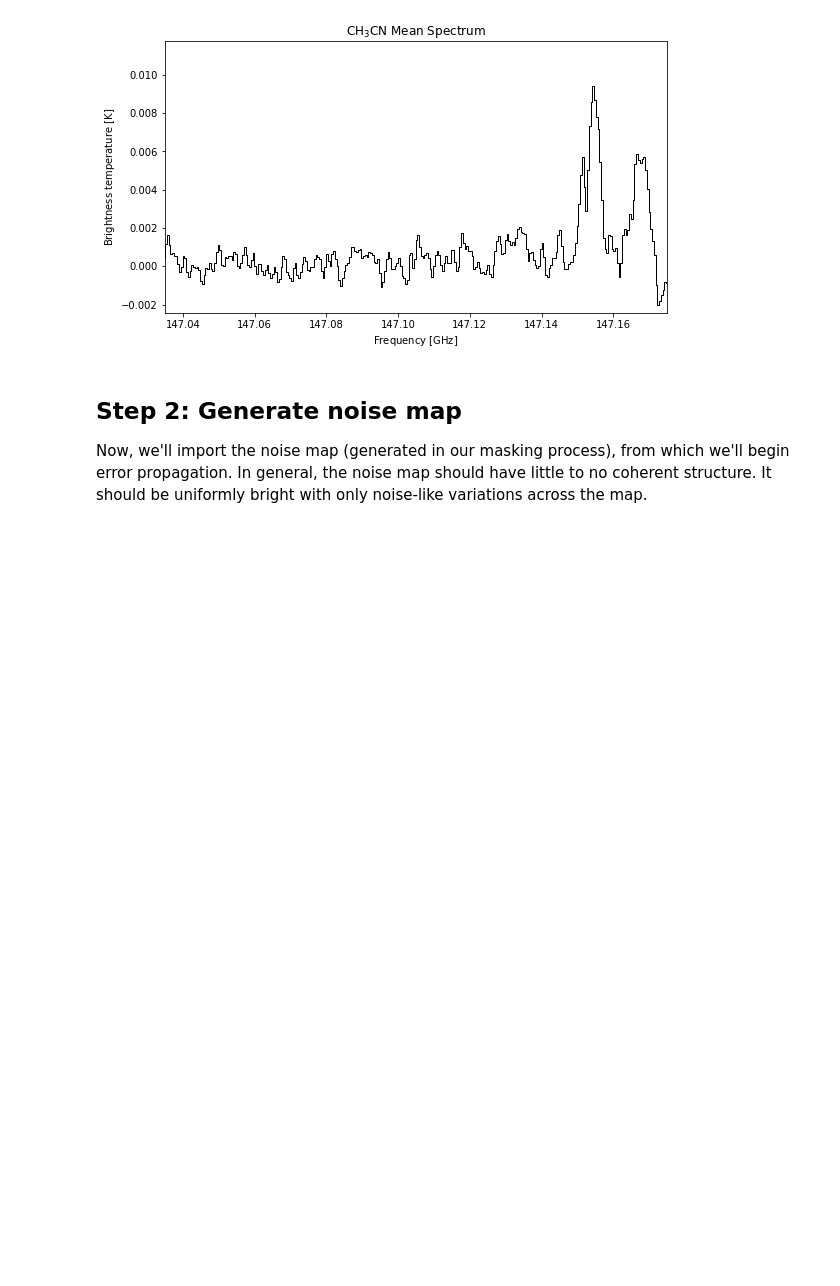
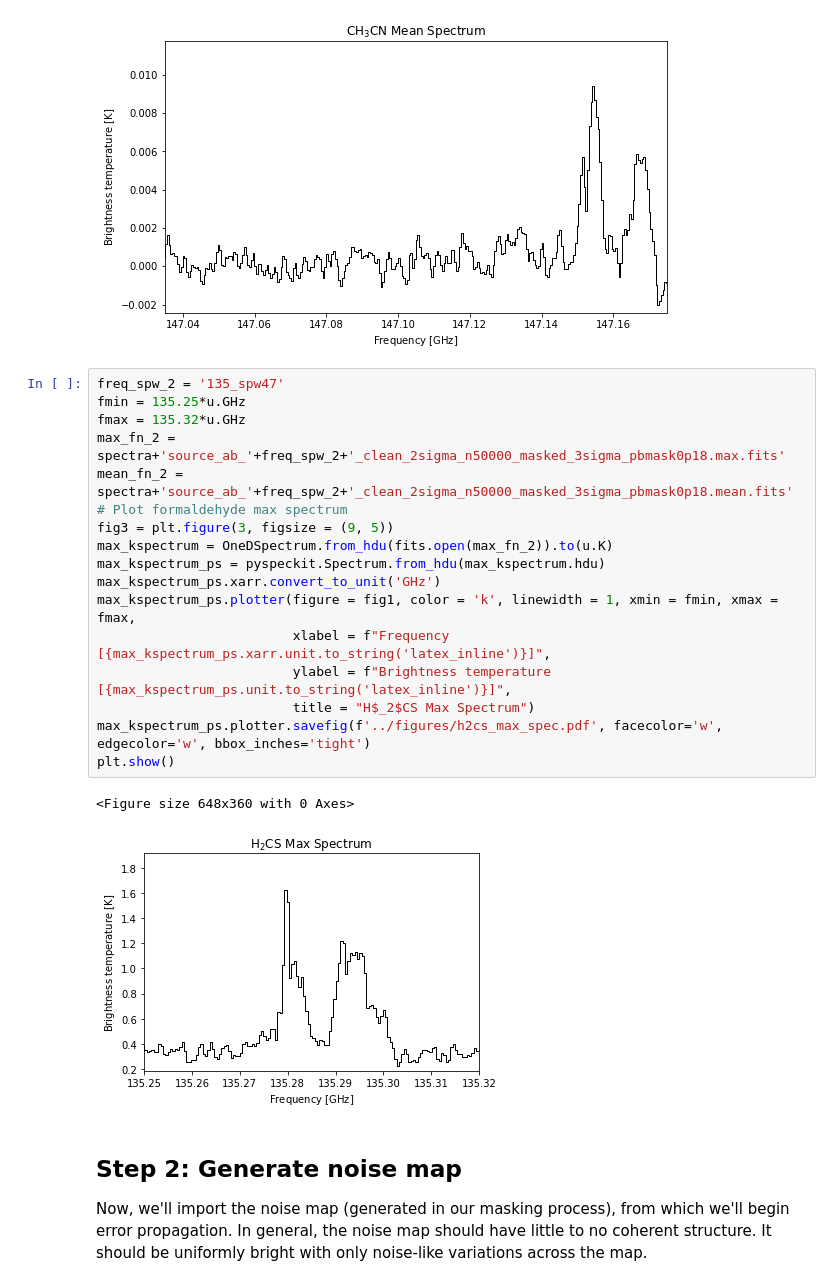
Before and after one commit to abulatek/brick, a Jupyter notebook: first_results/temperature_map/ProcessingTutorial.ipynb, the cells around one changed output. Cells and saved outputs as stored; diff of their text form; blank space fills up the shorter version.

```diff
--- a/first_results/temperature_map/ProcessingTutorial.ipynb
+++ b/first_results/temperature_map/ProcessingTutorial.ipynb
@@ -99,6 +99,26 @@ mean_kspectrum_ps.plotter(figure = fig2, color = 'k', linewidth = 1, xmin = fmin
 plt.show()
 # %% [output]
 [figure]
+# %%
+freq_spw_2 = '135_spw47'
+fmin = 135.25*u.GHz
+fmax = 135.32*u.GHz
+max_fn_2 = spectra+'source_ab_'+freq_spw_2+'_clean_2sigma_n50000_masked_3sigma_pbmask0p18.max.fits'
+mean_fn_2 = spectra+'source_ab_'+freq_spw_2+'_clean_2sigma_n50000_masked_3sigma_pbmask0p18.mean.fits'
+# Plot formaldehyde max spectrum
+fig3 = plt.figure(3, figsize = (9, 5))
+max_kspectrum = OneDSpectrum.from_hdu(fits.open(max_fn_2)).to(u.K)
+max_kspectrum_ps = pyspeckit.Spectrum.from_hdu(max_kspectrum.hdu)
+max_kspectrum_ps.xarr.convert_to_unit('GHz')
+max_kspectrum_ps.plotter(figure = fig1, color = 'k', linewidth = 1, xmin = fmin, xmax = fmax,
+                         xlabel = f"Frequency [{max_kspectrum_ps.xarr.unit.to_string('latex_inline')}]",
+                         ylabel = f"Brightness temperature [{max_kspectrum_ps.unit.to_string('latex_inline')}]",
+                         title = "H$_2$CS Max Spectrum")
+max_kspectrum_ps.plotter.savefig(f'../figures/h2cs_max_spec.pdf', facecolor='w', edgecolor='w', bbox_inches='tight')
+plt.show()
+# %% [output]
+<Figure size 648x360 with 0 Axes>
+[figure, added]
 # %% [markdown]
 ## Step 2: Generate noise map
 
```
Also changed, not shown: parts of 3 cells of this notebook, 6 other files.
